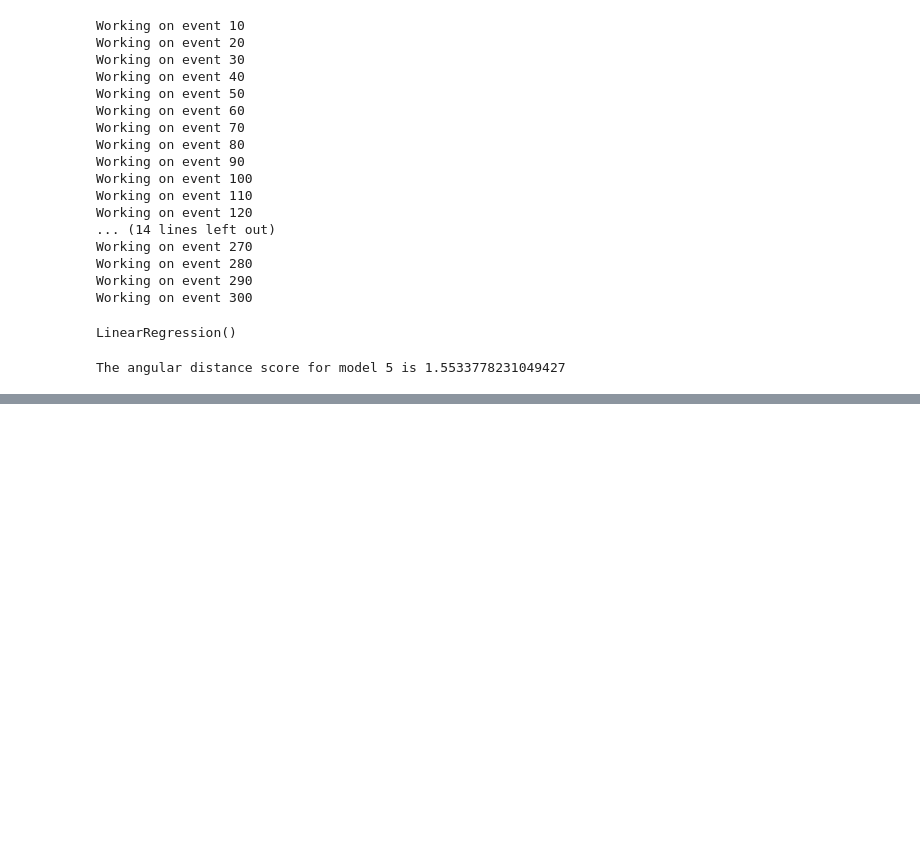
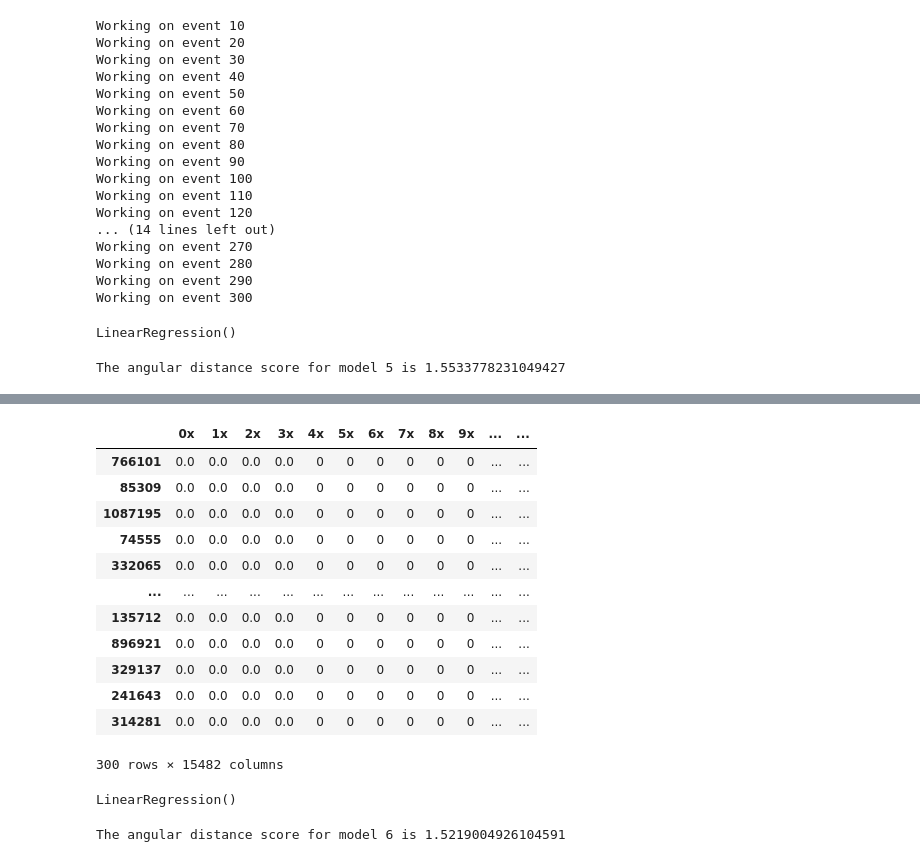
Before and after one commit to kdv97/ice-cube, a Jupyter notebook: Exploratory Data Analysis/linear_regression_3.ipynb, the cells around one changed output, grey strips where cells are left out. Drawn from its saved outputs; the diff is of its cells as text; code cells hidden in the pictures; blank space fills up the shorter version.

```diff
--- a/Exploratory Data Analysis/linear_regression_3.ipynb
+++ b/Exploratory Data Analysis/linear_regression_3.ipynb
@@ -224,0 +275,30 @@ The angular distance score for model 5 is 1.5533778231049427
+# %%
+df6_test = pd.DataFrame(columns=[str(i) + 'x' for i in range(0, num_sensors)]
+                         +[str(i) + 'y' for i in range(0, num_sensors)]
+                         +[str(i) + 'z' for i in range(0, num_sensors)]
+                         +['az','ze'])
+
+count = 0
+
+for index in test_indices[:300]:
+    event = batch1_no_aux.loc[index]
+    event.set_index('sensor_id',
+                    inplace=True)
+    event = event.groupby('sensor_id').sum()
+
+    for sensor in event.index:
+        sensor_coords = id_to_xyz(sensor)
+        sensor_charge = event.loc[sensor,'charge']
+        df6_test.loc[index, str(sensor)+'x'] = sensor_coords[0]*sensor_charge
+        df6_test.loc[index, str(sensor)+'y'] = sensor_coords[1]*sensor_charge
+        df6_test.loc[index, str(sensor)+'z'] = sensor_coords[2]*sensor_charge
+
+    az, ze = meta.loc[index,['azimuth','zenith']].values
+    df6_test.loc[index,'az'] = az
+    df6_test.loc[index,'ze'] = ze
+
+    count = count + 1
+    if count % 10 == 0:
+        print("Working on event", count)
+
+df6_test.fillna(0,inplace=True)
@@ -224,0 +323,16 @@ The angular distance score for model 5 is 1.5533778231049427
+# %%
+df6_test
+# %% [output]
+|  | 0x | 1x | 2x | 3x | 4x | 5x | 6x | 7x | 8x | 9x | ... | ... |
+| 766101 | 0.0 | 0.0 | 0.0 | 0.0 | 0 | 0 | 0 | 0 | 0 | 0 | ... | ... |
+| 85309 | 0.0 | 0.0 | 0.0 | 0.0 | 0 | 0 | 0 | 0 | 0 | 0 | ... | ... |
+| 1087195 | 0.0 | 0.0 | 0.0 | 0.0 | 0 | 0 | 0 | 0 | 0 | 0 | ... | ... |
+| 74555 | 0.0 | 0.0 | 0.0 | 0.0 | 0 | 0 | 0 | 0 | 0 | 0 | ... | ... |
+| 332065 | 0.0 | 0.0 | 0.0 | 0.0 | 0 | 0 | 0 | 0 | 0 | 0 | ... | ... |
+| ... | ... | ... | ... | ... | ... | ... | ... | ... | ... | ... | ... | ... |
+| 135712 | 0.0 | 0.0 | 0.0 | 0.0 | 0 | 0 | 0 | 0 | 0 | 0 | ... | ... |
+| 896921 | 0.0 | 0.0 | 0.0 | 0.0 | 0 | 0 | 0 | 0 | 0 | 0 | ... | ... |
+| 329137 | 0.0 | 0.0 | 0.0 | 0.0 | 0 | 0 | 0 | 0 | 0 | 0 | ... | ... |
+| 241643 | 0.0 | 0.0 | 0.0 | 0.0 | 0 | 0 | 0 | 0 | 0 | 0 | ... | ... |
+| 314281 | 0.0 | 0.0 | 0.0 | 0.0 | 0 | 0 | 0 | 0 | 0 | 0 | ... | ... |
+300 rows × 15482 columns
@@ -224,0 +345,6 @@ The angular distance score for model 5 is 1.5533778231049427
+# %%
+slr6 = LinearRegression()
+
+slr6.fit(X6_train, y6_train)
+# %% [output]
+LinearRegression()
@@ -224,0 +353,9 @@ The angular distance score for model 5 is 1.5533778231049427
+# %%
+model_6_error = angular_dist_score(y6_test['az'].values,
+                                   y6_test['ze'].values,
+                                   pred[:,0],
+                                   pred[:,1])
+
+print("The angular distance score for model 6 is", model_6_error)
+# %% [output]
+The angular distance score for model 6 is 1.5219004926104591
```
Also changed, not shown: parts of 6 cells of this notebook, 2 other files.
